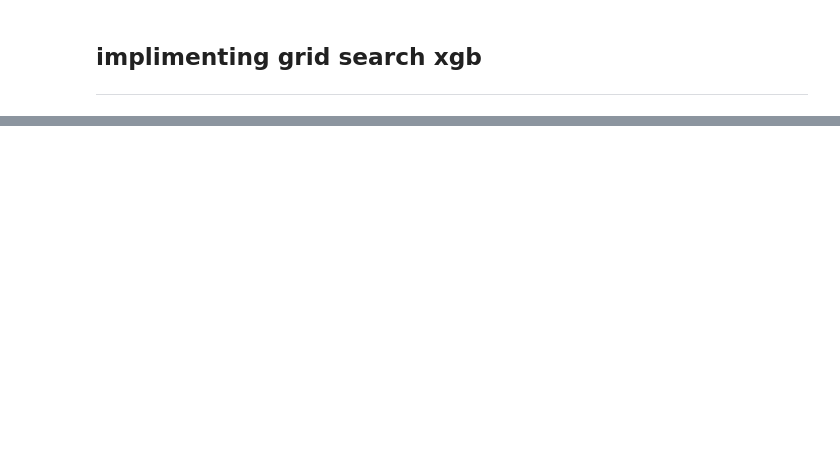
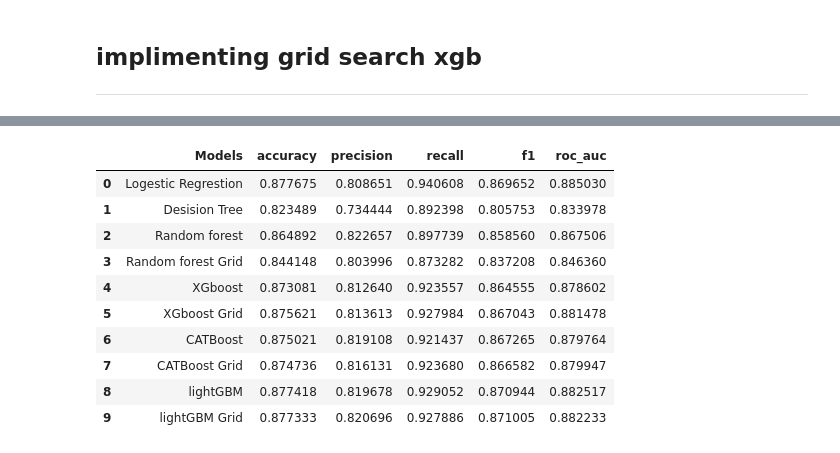
Before and after one commit to Ali-Asgar-Lakdawala/Credit-Card-Default-Prediction, a Jupyter notebook: Credit_Card_Default_Prediction_Capstone_Project.ipynb, the cells around one changed output, grey strips where cells are left out. Saved outputs shown, nothing was run; the diff lists cells and outputs as text; code cells hidden in the pictures; blank space fills up the shorter version.

```diff
--- a/Credit_Card_Default_Prediction_Capstone_Project.ipynb
+++ b/Credit_Card_Default_Prediction_Capstone_Project.ipynb
@@ -673,0 +959,21 @@ The f1 on test data is  0.8342705726483145
+# %%
+# list of all models
+model_name=['Logestic Regrestion','Desision Tree','Random forest','Random forest Grid','a','XGboost','XGboost Grid','CATBoost','CATBoost Grid','lightGBM','lightGBM Grid']
+# %%
+# converting dictionary to dataframe
+matrix_df=pd.DataFrame.from_dict(dict,orient="index",columns=model_name)
+# %%
+# taking the transpose of the dataframe to make it more visual appealing
+matrix_df.transpose().reset_index().rename(columns={'index':'Models'})
+# %% [output]
+|  | Models | accuracy | precision | recall | f1 | roc_auc |
+| 0 | Logestic Regrestion | 0.877675 | 0.808651 | 0.940608 | 0.869652 | 0.885030 |
+| 1 | Desision Tree | 0.823489 | 0.734444 | 0.892398 | 0.805753 | 0.833978 |
+| 2 | Random forest | 0.864892 | 0.822657 | 0.897739 | 0.858560 | 0.867506 |
+| 3 | Random forest Grid | 0.844148 | 0.803996 | 0.873282 | 0.837208 | 0.846360 |
+| 4 | XGboost | 0.873081 | 0.812640 | 0.923557 | 0.864555 | 0.878602 |
+| 5 | XGboost Grid | 0.875621 | 0.813613 | 0.927984 | 0.867043 | 0.881478 |
+| 6 | CATBoost | 0.875021 | 0.819108 | 0.921437 | 0.867265 | 0.879764 |
+| 7 | CATBoost Grid | 0.874736 | 0.816131 | 0.923680 | 0.866582 | 0.879947 |
+| 8 | lightGBM | 0.877418 | 0.819678 | 0.929052 | 0.870944 | 0.882517 |
+| 9 | lightGBM Grid | 0.877333 | 0.820696 | 0.927886 | 0.871005 | 0.882233 |
```
Also changed, not shown: parts of 88 cells of this notebook.
